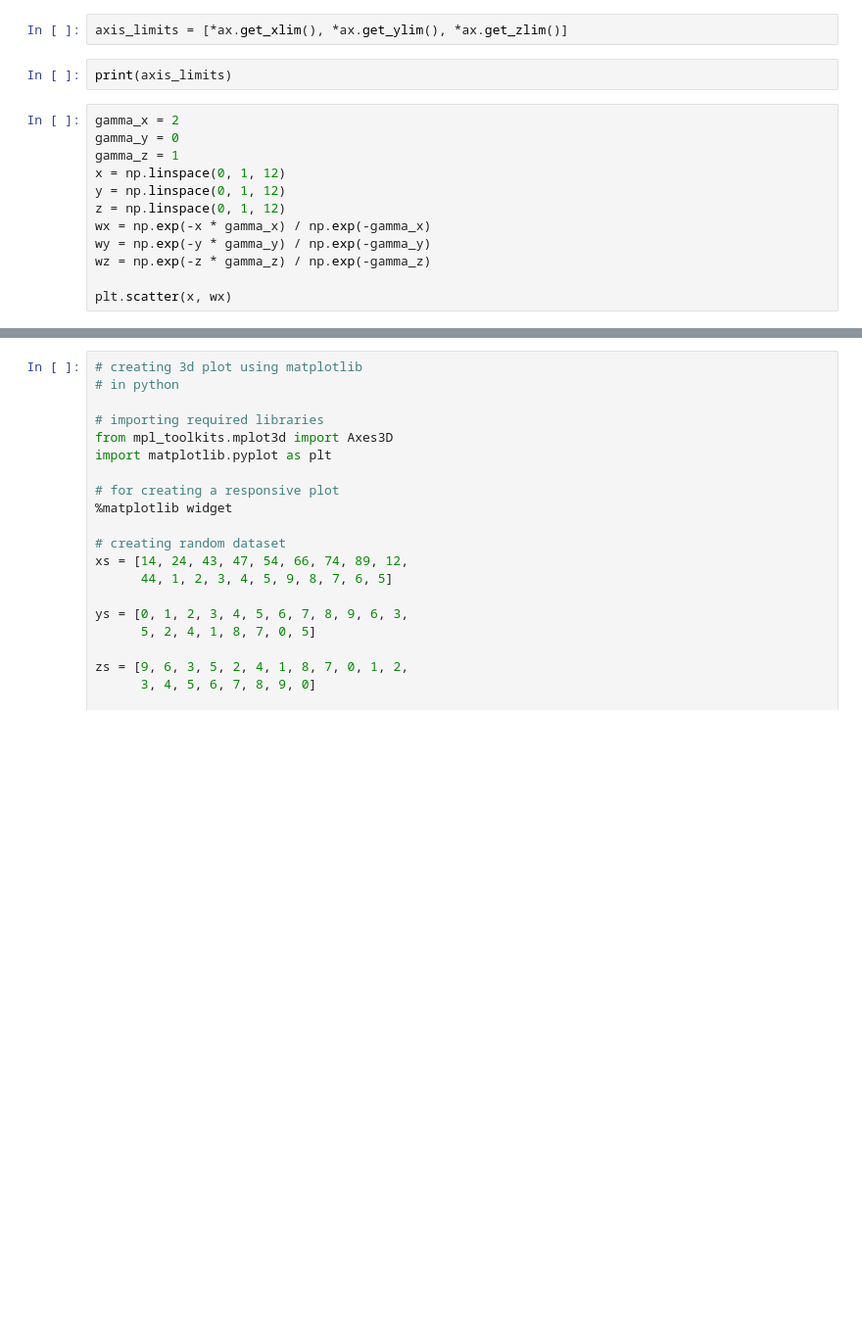
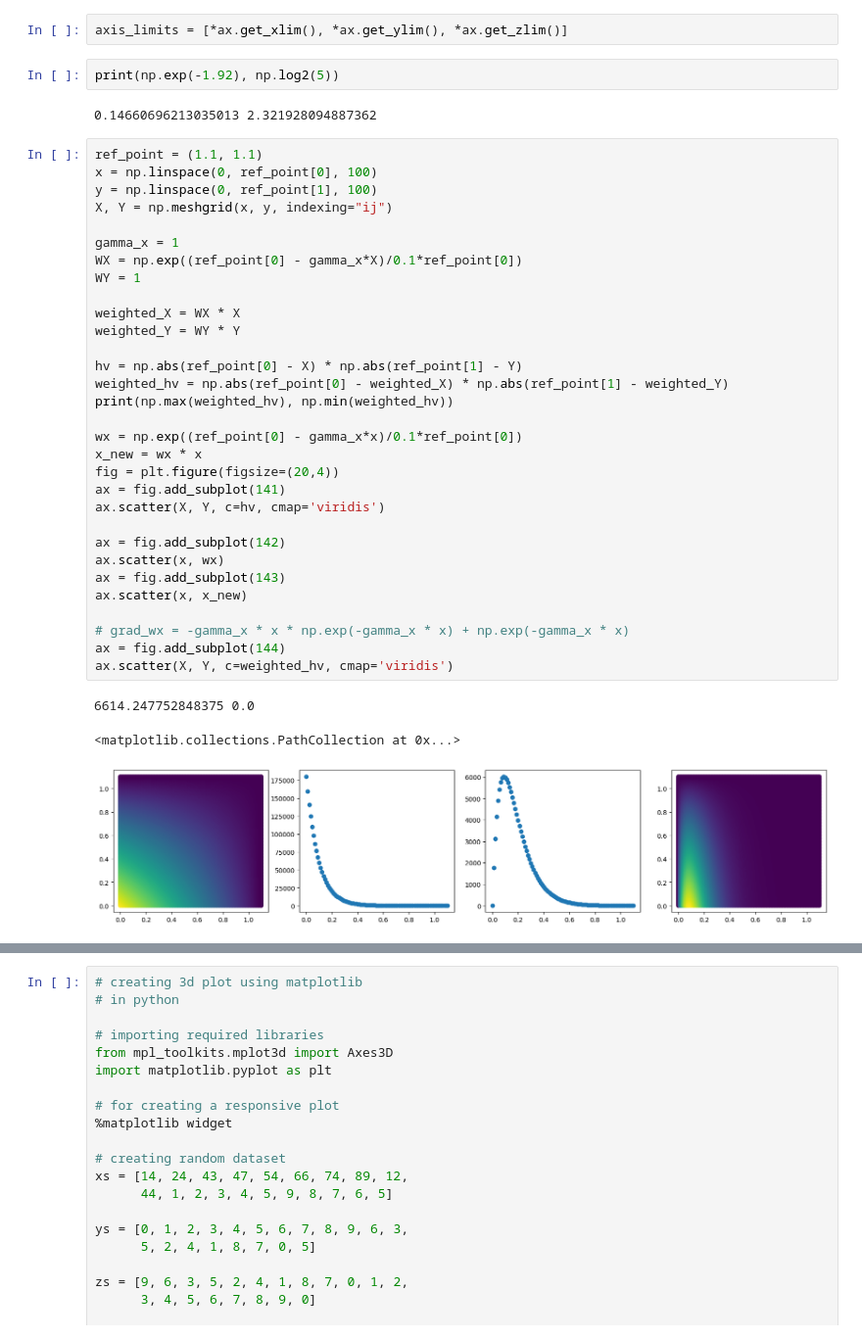
Before and after one commit to monikagrewal/DL-MODIR, a Jupyter notebook: notebooks/try_3d_visualization.ipynb, the cells around one changed output, grey strips where cells are left out. Shown at 98% size. Drawn from its saved outputs; the diff is of its cells as text; blank space fills up the shorter version.

Commit message:
final results figure generation code

```diff
--- a/notebooks/try_3d_visualization.ipynb
+++ b/notebooks/try_3d_visualization.ipynb
@@ -51,16 +47,41 @@ plt.show()
 # %%
 axis_limits = [*ax.get_xlim(), *ax.get_ylim(), *ax.get_zlim()]
-# %%
-print(axis_limits)
-# %%
-gamma_x = 2
-gamma_y = 0
-gamma_z = 1
-x = np.linspace(0, 1, 12)
-y = np.linspace(0, 1, 12)
-z = np.linspace(0, 1, 12)
-wx = np.exp(-x * gamma_x) / np.exp(-gamma_x)
-wy = np.exp(-y * gamma_y) / np.exp(-gamma_y)
-wz = np.exp(-z * gamma_z) / np.exp(-gamma_z)
-
-plt.scatter(x, wx)
+# %%
+print(np.exp(-1.92), np.log2(5))
+# %% [output]
+0.14660696213035013 2.321928094887362
+# %%
+ref_point = (1.1, 1.1)
+x = np.linspace(0, ref_point[0], 100)
+y = np.linspace(0, ref_point[1], 100)
+X, Y = np.meshgrid(x, y, indexing="ij")
+
+gamma_x = 1
+WX = np.exp((ref_point[0] - gamma_x*X)/0.1*ref_point[0])
+WY = 1
+
+weighted_X = WX * X
+weighted_Y = WY * Y
+
+hv = np.abs(ref_point[0] - X) * np.abs(ref_point[1] - Y)
+weighted_hv = np.abs(ref_point[0] - weighted_X) * np.abs(ref_point[1] - weighted_Y)
+print(np.max(weighted_hv), np.min(weighted_hv))
+
+wx = np.exp((ref_point[0] - gamma_x*x)/0.1*ref_point[0])
+x_new = wx * x
+fig = plt.figure(figsize=(20,4))
+ax = fig.add_subplot(141)
+ax.scatter(X, Y, c=hv, cmap='viridis')
+
+ax = fig.add_subplot(142)
+ax.scatter(x, wx)
+ax = fig.add_subplot(143)
+ax.scatter(x, x_new)
+
+# grad_wx = -gamma_x * x * np.exp(-gamma_x * x) + np.exp(-gamma_x * x)
+ax = fig.add_subplot(144)
+ax.scatter(X, Y, c=weighted_hv, cmap='viridis')
+# %% [output]
+6614.247752848375 0.0
+<matplotlib.collections.PathCollection at 0x...>
+[figure, added]
```
Also changed, not shown: parts of 5 cells of this notebook, 11 other files.
